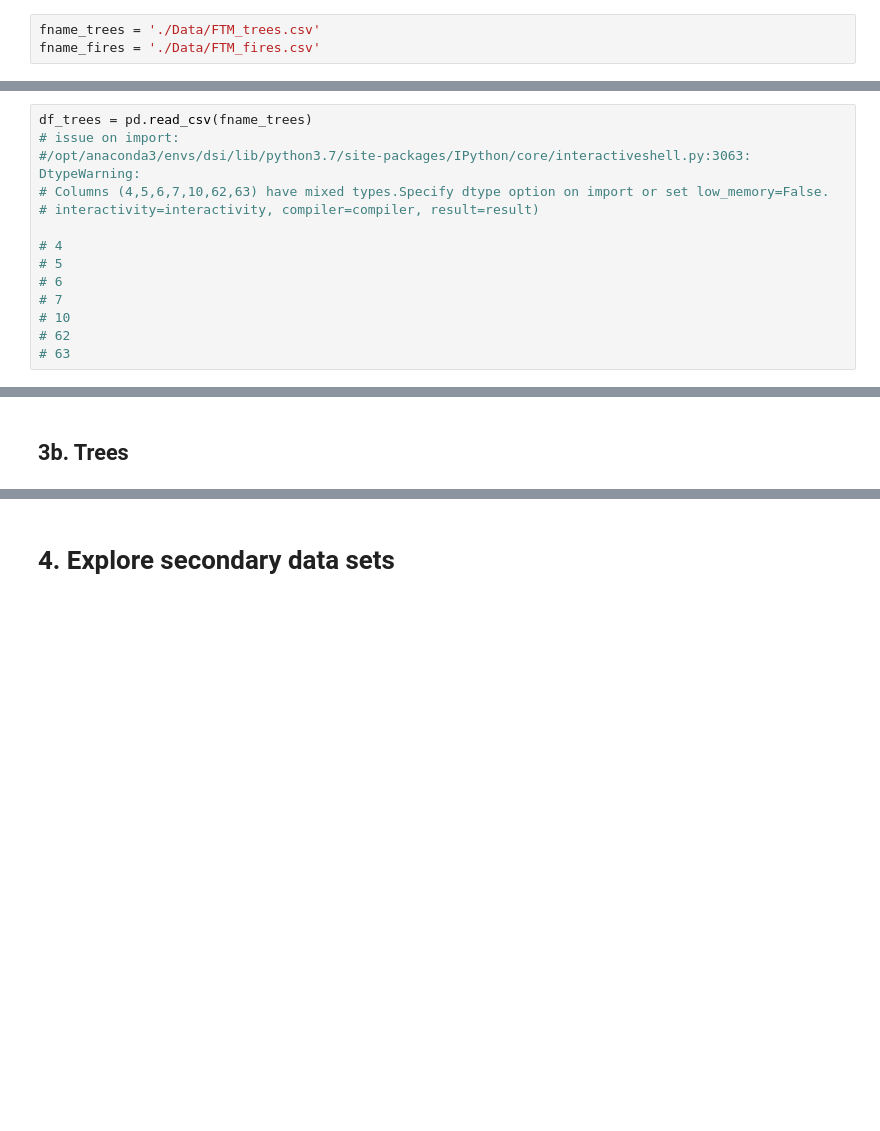
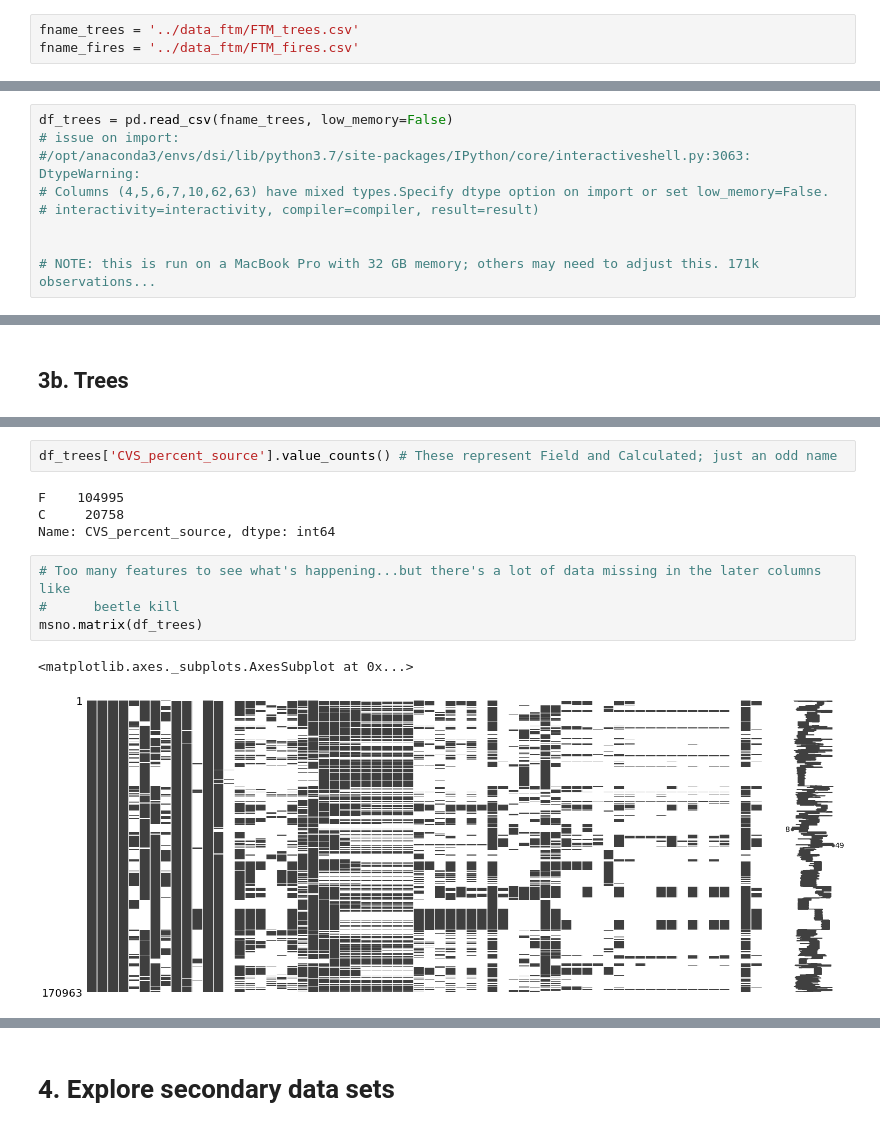
Before and after one commit to jshaffer94247/Fire-and-Trees, a Jupyter notebook: code/01_Forest_Fire_Tree_Outcomes_EDA.ipynb, the cells around one changed output, grey strips where cells are left out. Drawn from its saved outputs; the diff is of its cells as text; blank space fills up the shorter version.

```diff
--- a/code/01_Forest_Fire_Tree_Outcomes_EDA.ipynb
+++ b/code/01_Forest_Fire_Tree_Outcomes_EDA.ipynb
@@ -92,3 +103,3 @@ pd.set_option("max_rows", None)
 # %%
-fname_trees = './Data/FTM_trees.csv'
-fname_fires = './Data/FTM_fires.csv'
+fname_trees = '../data_ftm/FTM_trees.csv'
+fname_fires = '../data_ftm/FTM_fires.csv'
@@ -97,17 +106,12 @@ fname_fires = './Data/FTM_fires.csv'
 # %%
-df_trees = pd.read_csv(fname_trees)
+df_trees = pd.read_csv(fname_trees, low_memory=False)
 # issue on import:
 #/opt/anaconda3/envs/dsi/lib/python3.7/site-packages/IPython/core/interactiveshell.py:3063: DtypeWarning:
 # Columns (4,5,6,7,10,62,63) have mixed types.Specify dtype option on import or set low_memory=False.
 # interactivity=interactivity, compiler=compiler, result=result)
 
-# 4
-# 5
-# 6
-# 7
-# 10
-# 62
-# 63
+
+# NOTE: this is run on a MacBook Pro with 32 GB memory; others may need to adjust this. 171k observations...
 # %%
 df_fires = pd.read_csv(fname_fires)
 # %%
@@ -145,0 +297,13 @@ df_trees['ID'].value_counts()
+# %%
+df_trees['CVS_percent_source'].value_counts() # These represent Field and Calculated; just an odd name
+# %% [output]
+F    104995
+C     20758
+Name: CVS_percent_source, dtype: int64
+# %%
+# Too many features to see what's happening...but there's a lot of data missing in the later columns like
+#      beetle kill
+msno.matrix(df_trees)
+# %% [output]
+<matplotlib.axes._subplots.AxesSubplot at 0x...>
+[figure, added]
```
Also changed, not shown: parts of 56 cells of this notebook.
